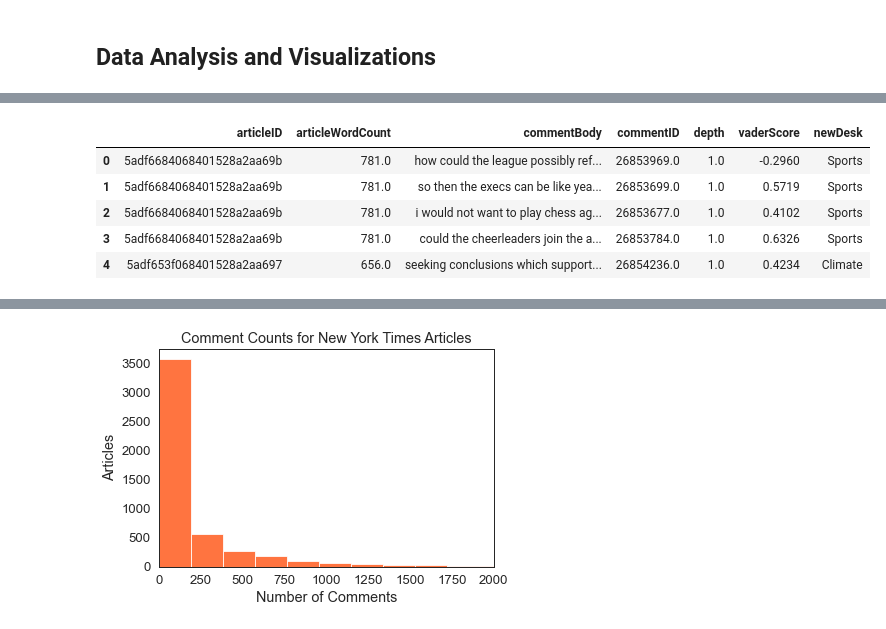
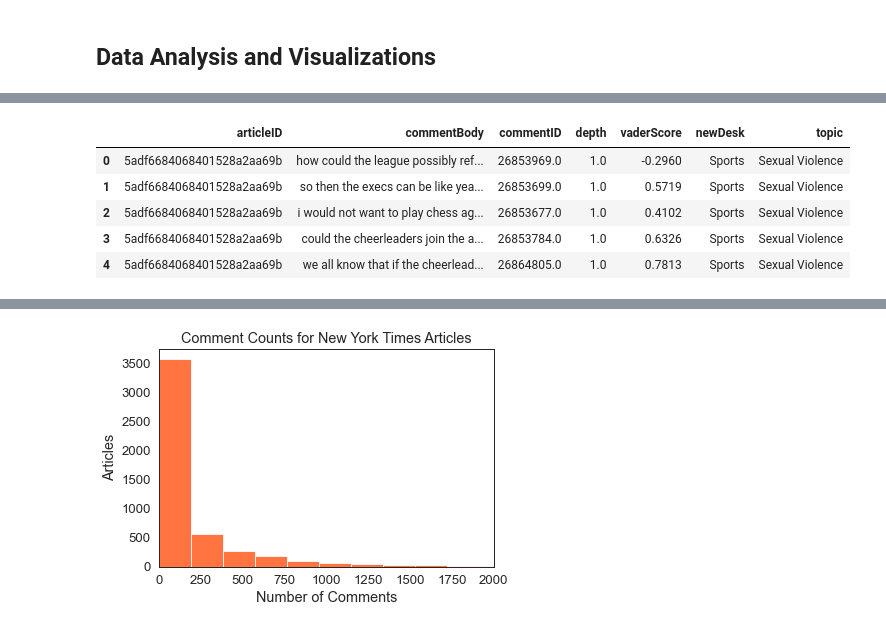
Before and after one commit to advanced-ml-project/project, a Jupyter notebook: sentiment_scores.ipynb, the cells around one changed output, grey strips where cells are left out. Cells and saved outputs as stored; diff of their text form; code cells hidden in the pictures.

```diff
--- a/sentiment_scores.ipynb
+++ b/sentiment_scores.ipynb
@@ -84,12 +77,12 @@ articles.head()
 # %%
 # import main article data
 main_df = pd.read_csv(file_path + "data/" + data_post_file)
-
+main_df = main_df[["articleID", "topic", "headline"]]
 
 # add interquartile range and standard deviation
-main_df = main_df.merge(merge_articles, on='articleID', how='inner')
+main_df = main_df.merge(articles, on='articleID', how='inner')
 
 # export dataframe
-main_df.to_csv(file_path + "data/" + export_name)
+main_df.to_csv(file_path + "data/" + export_name, index=False)
 # %% [markdown]
 ## Data Analysis and Visualizations
@@ -99,12 +101,12 @@ sns.set(context='paper',
         font='sans-serif',
         font_scale=1.5,)
 # %%
-comments = comments.merge(main_df[["articleID", "newDesk"]], on="articleID", how="left")
+comments = comments.merge(main_df[["articleID", "topic"]], on="articleID", how="inner")
 comments.head()
 # %% [output]
-|  | articleID | articleWordCount | commentBody | commentID | depth | vaderScore | newDesk |
-| 0 | 5adf6684068401528a2aa69b | 781.0 | how could the league possibly ref... | 26853969.0 | 1.0 | -0.2960 | Sports |
-| 1 | 5adf6684068401528a2aa69b | 781.0 | so then the execs can be like yea... | 26853699.0 | 1.0 | 0.5719 | Sports |
-| 2 | 5adf6684068401528a2aa69b | 781.0 | i would not want to play chess ag... | 26853677.0 | 1.0 | 0.4102 | Sports |
-| 3 | 5adf6684068401528a2aa69b | 781.0 | could the cheerleaders join the a... | 26853784.0 | 1.0 | 0.6326 | Sports |
-| 4 | 5adf653f068401528a2aa697 | 656.0 | seeking conclusions which support... | 26854236.0 | 1.0 | 0.4234 | Climate |
+|  | articleID | commentBody | commentID | depth | vaderScore | newDesk | topic |
+| 0 | 5adf6684068401528a2aa69b | how could the league possibly ref... | 26853969.0 | 1.0 | -0.2960 | Sports | Sexual Violence |
+| 1 | 5adf6684068401528a2aa69b | so then the execs can be like yea... | 26853699.0 | 1.0 | 0.5719 | Sports | Sexual Violence |
+| 2 | 5adf6684068401528a2aa69b | i would not want to play chess ag... | 26853677.0 | 1.0 | 0.4102 | Sports | Sexual Violence |
+| 3 | 5adf6684068401528a2aa69b | could the cheerleaders join the a... | 26853784.0 | 1.0 | 0.6326 | Sports | Sexual Violence |
+| 4 | 5adf6684068401528a2aa69b | we all know that if the cheerlead... | 26864805.0 | 1.0 | 0.7813 | Sports | Sexual Violence |
```
Also changed, not shown: parts of 6 cells of this notebook, 4 other files.
